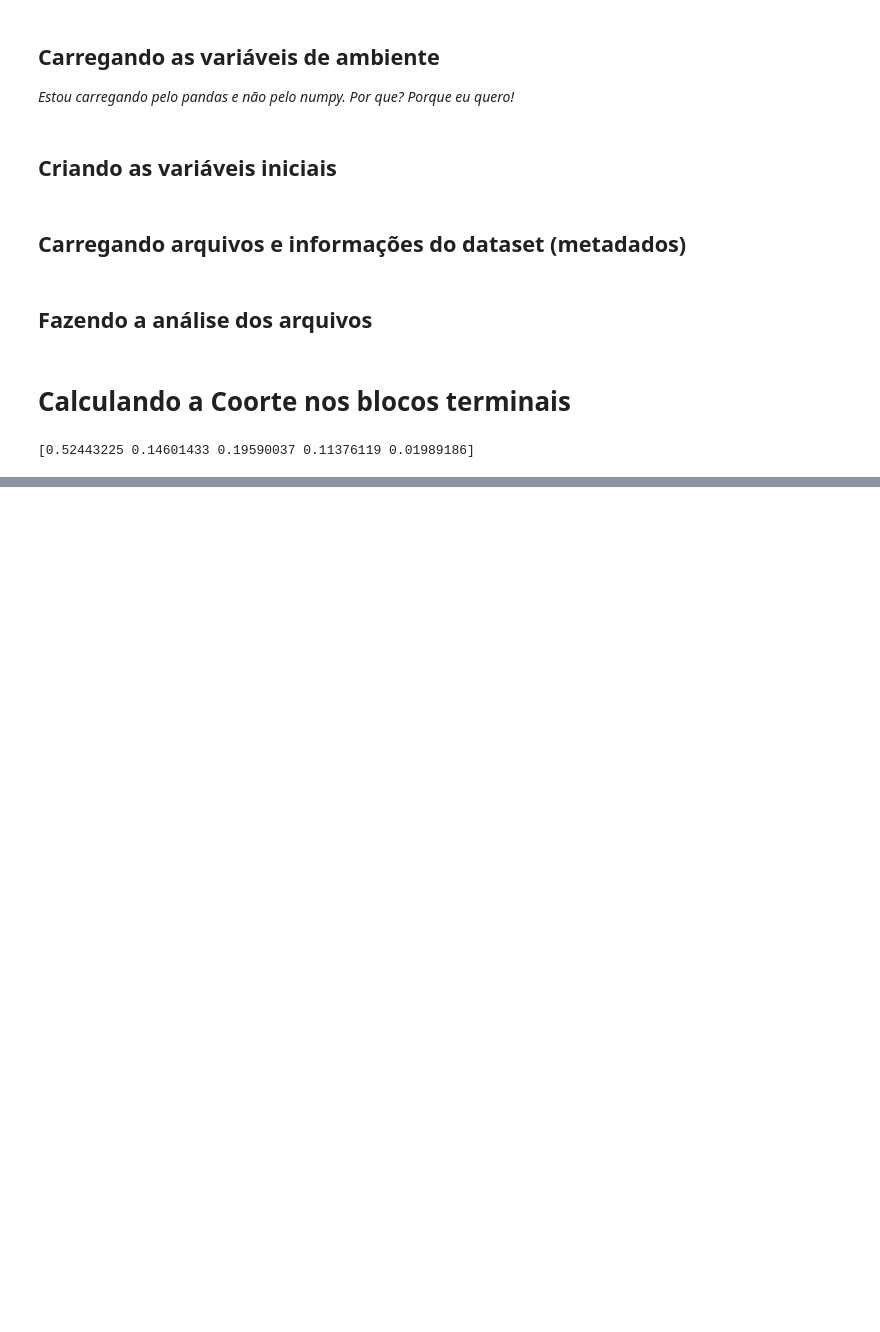
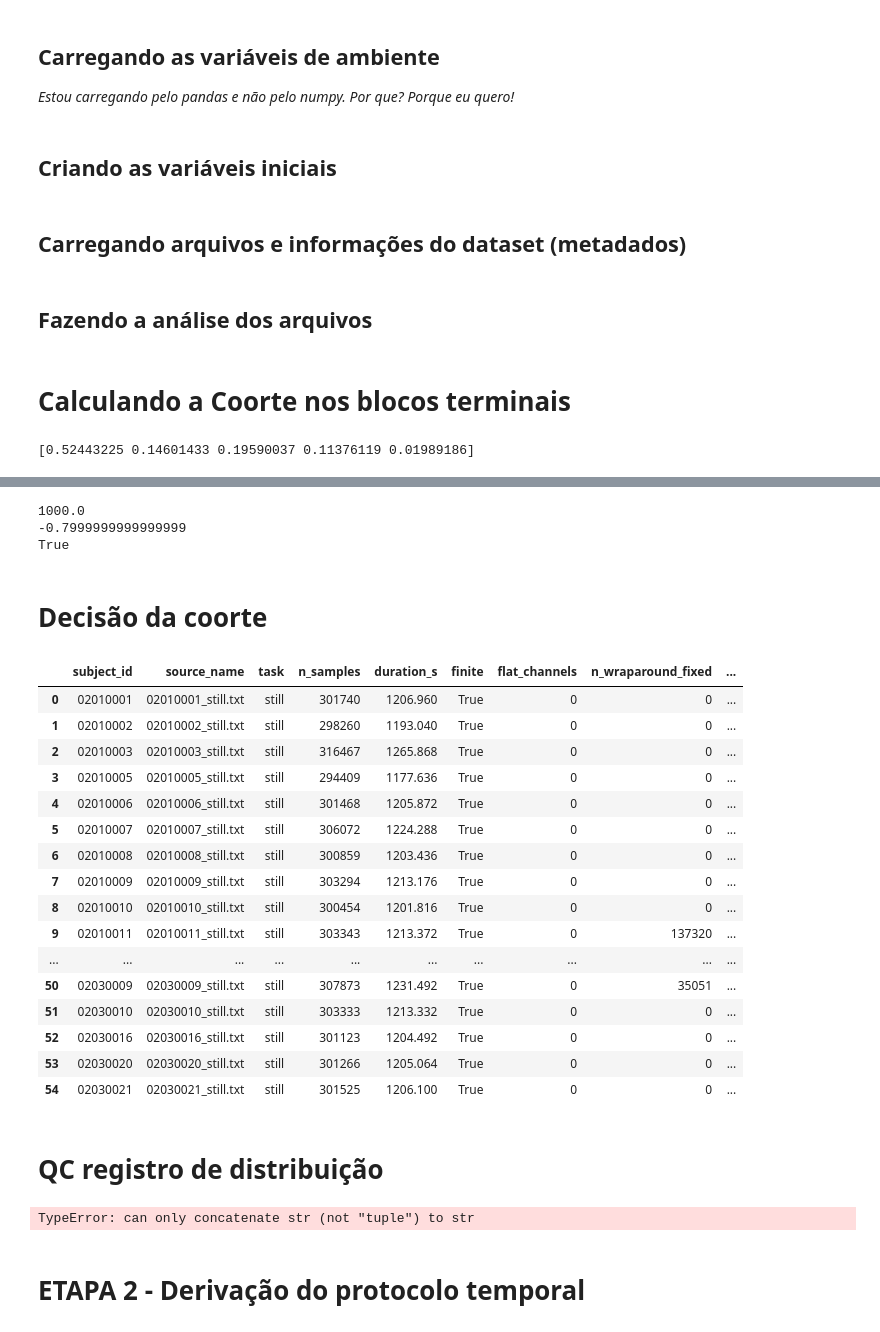
Before and after one commit to danielfsc/eec, a Jupyter notebook: run_geral.ipynb, the cells around one changed output, grey strips where cells are left out. Drawn from its saved outputs; the diff is of its cells as text; code cells hidden in the pictures; blank space fills up the shorter version.

```diff
--- a/run_geral.ipynb
+++ b/run_geral.ipynb
@@ -20,27 +30,44 @@ pd.set_option('display.width', 1000)
 # %%
 cfg = Configuration()
 path_data = "data/"
+meta_file = "data/meta.xlsx"
 path_output =  'output'
 path_output =  f"output_{datetime.now():%Y_%m_%d_%H_%M_%S}/"
+path_output =  f"lixo/"
 output = Path(path_output)
-# output_directories = {"integration":None, "quality":None, "analysis":None, "sensitivity":None}
-# for key in output_directories:
-#     output_directories[key]=output/key
-#     output_directories[key].mkdir(parents=True, exist_ok=True)
+output_directories = {"integration":None, "quality":None, "analysis":None, "sensitivity":None}
+for key in output_directories:
+    output_directories[key]=output/key
+    output_directories[key].mkdir(parents=True, exist_ok=True)
 
-results = {}
+loaded_files = {} #recs
 filtered_data = {}
-quality_control, profiles_rows, sampling_verification = [], [], []
+failures=[]
+sampling_verification = [ ]# fsv_rows
+quality_control, profiles_rows = [], []
+selection_criterion = "55 registros de repouso do experimento de 3 eletrodos do MODMA, lote completo, sem seleção adicional."
 # %% [markdown]
 ## Carregando arquivos e informações do dataset (metadados)
 # %%
-metadata = ut.get_first_metadata(path_data)
+metadata = ut.load_modma_metadata(meta_file)
 files, failures_files = ut.discover_eeg_txt_files(path_data)
 # %% [markdown]
 ## Fazendo a análise dos arquivos
 # %%
 for file in files:
     try:
+
+        rec = ut.load_modma_txt(file,cfg, file.name)
+
+        loaded_files[rec.subject_id] = rec
+
+
+        fsv = ut.verify_sampling_rate(rec.data_counts, cfg)
+
+        fsv['subject_id'] = rec.subject_id
+
+        sampling_verification.append(fsv)
+
         subject_id, subject_state = file.name.split('.')[0].split('_')
 
         data_raw = pd.read_csv(file, sep=" ", names=cfg.electrode_labels)
@@ -57,7 +84,7 @@ for file in files:
 
         profile = ut.spectral_profile_blocked(data_np, cfg.sampling_frequency, cfg.block_time)
 
-        profile[subject_id] = subject_id
+        profile['subject_id'] = subject_id
 
         profile['task'] = subject_state
 
@@ -106,0 +218,42 @@ print(profiles_rows[11])
+# %%
+t = float(prof["t_start_s"].iloc[idx]) if idx < len(prof) else float("nan")
+tail_rho = float(sc.stats.spearmanr(tail["t_start_s"], tail["rms_counts"]).statistic) \
+        if k >= 3 else float("nan")
+spans = bool(np.isfinite(tail_rho) and abs(tail_rho) >= cfg.tail_trend_warn)
+print(t)
+print(tail_rho)
+print(spans)
+# %% [output]
+1000.0
+-0.7999999999999999
+True
+# %% [markdown]
+# Decisão da coorte
+# %%
+qc_df = an.cohort_qc_decision(pd.DataFrame(quality_control), cfg)
+dsp.display(qc_df)
+# %% [output]
+|  | subject_id | source_name | task | n_samples | duration_s | finite | flat_channels | n_wraparound_fixed | ... |
+| 0 | 02010001 | 02010001_still.txt | still | 301740 | 1206.960 | True | 0 | 0 | ... |
+| 1 | 02010002 | 02010002_still.txt | still | 298260 | 1193.040 | True | 0 | 0 | ... |
+| 2 | 02010003 | 02010003_still.txt | still | 316467 | 1265.868 | True | 0 | 0 | ... |
+| 3 | 02010005 | 02010005_still.txt | still | 294409 | 1177.636 | True | 0 | 0 | ... |
+| 4 | 02010006 | 02010006_still.txt | still | 301468 | 1205.872 | True | 0 | 0 | ... |
+| 5 | 02010007 | 02010007_still.txt | still | 306072 | 1224.288 | True | 0 | 0 | ... |
+| 6 | 02010008 | 02010008_still.txt | still | 300859 | 1203.436 | True | 0 | 0 | ... |
+| 7 | 02010009 | 02010009_still.txt | still | 303294 | 1213.176 | True | 0 | 0 | ... |
+| 8 | 02010010 | 02010010_still.txt | still | 300454 | 1201.816 | True | 0 | 0 | ... |
+| 9 | 02010011 | 02010011_still.txt | still | 303343 | 1213.372 | True | 0 | 137320 | ... |
+| ... | ... | ... | ... | ... | ... | ... | ... | ... | ... |
+| 50 | 02030009 | 02030009_still.txt | still | 307873 | 1231.492 | True | 0 | 35051 | ... |
+| 51 | 02030010 | 02030010_still.txt | still | 303333 | 1213.332 | True | 0 | 0 | ... |
+| 52 | 02030016 | 02030016_still.txt | still | 301123 | 1204.492 | True | 0 | 0 | ... |
+| 53 | 02030020 | 02030020_still.txt | still | 301266 | 1205.064 | True | 0 | 0 | ... |
+| 54 | 02030021 | 02030021_still.txt | still | 301525 | 1206.100 | True | 0 | 0 | ... |
+# %% [markdown]
+# QC registro de distribuição
+# %%
+qc_dist = an.qc_distribution_report(qc_df, cfg)
+dsp.display(qc_dist)
+# %% [output]
+TypeError: can only concatenate str (not "tuple") to str
@@ -106,0 +264,2 @@ print(profiles_rows[11])
+# %% [markdown]
+# ETAPA 2 - Derivação do protocolo temporal
```
Also changed, not shown: parts of 26 cells of this notebook, 13 other files.
